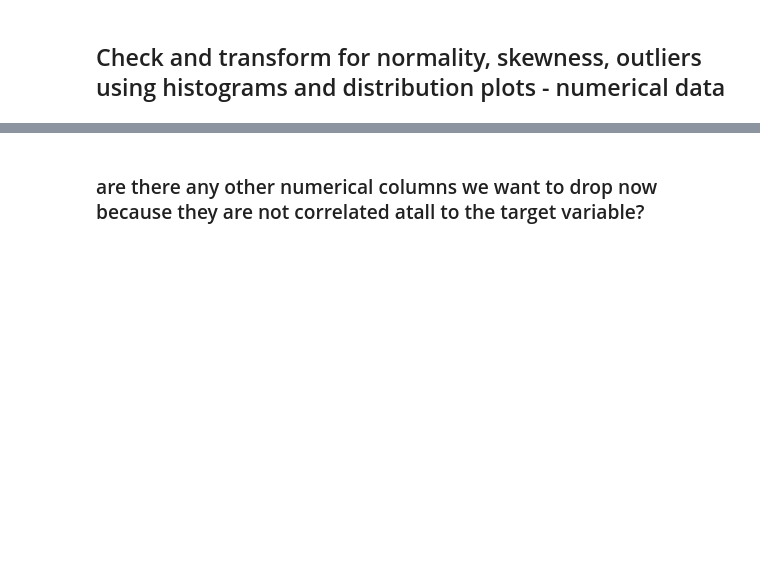
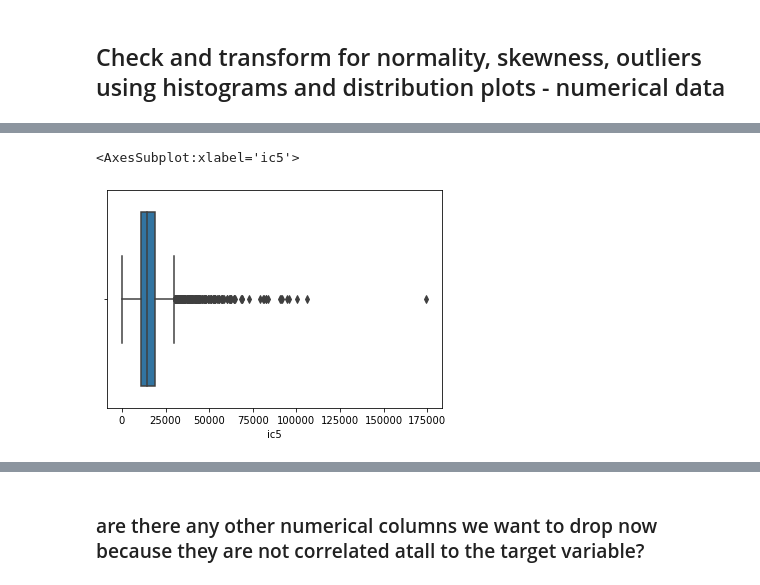
Before and after one commit to wcondevidal/IronWalter, a Jupyter notebook: Python /ML/LinRegression_Healthcareforall.ipynb, the cells around one changed output, grey strips where cells are left out. Drawn from its saved outputs; the diff is of its cells as text; code cells hidden in the pictures; blank space fills up the shorter version.

```diff
--- a/Python /ML/LinRegression_Healthcareforall.ipynb
+++ b/Python /ML/LinRegression_Healthcareforall.ipynb
@@ -93,0 +240,5 @@ X_cat = data.select_dtypes(include = np.object)
+# %%
+sns.boxplot(x=X_num['ic5'])
+# %% [output]
+<AxesSubplot:xlabel='ic5'>
+[figure, added]
```
Also changed, not shown: parts of 78 cells of this notebook, 9 other files.
